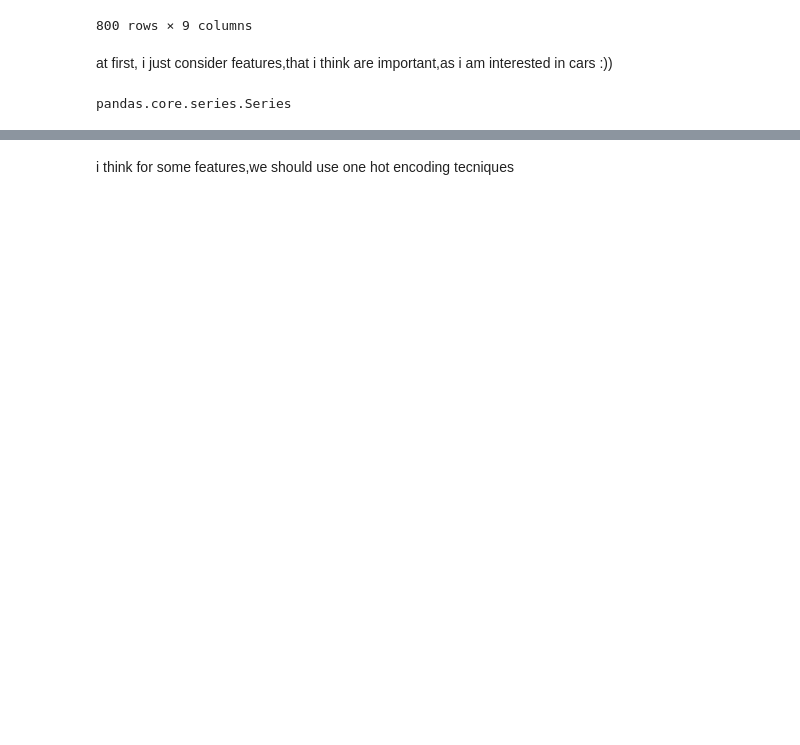
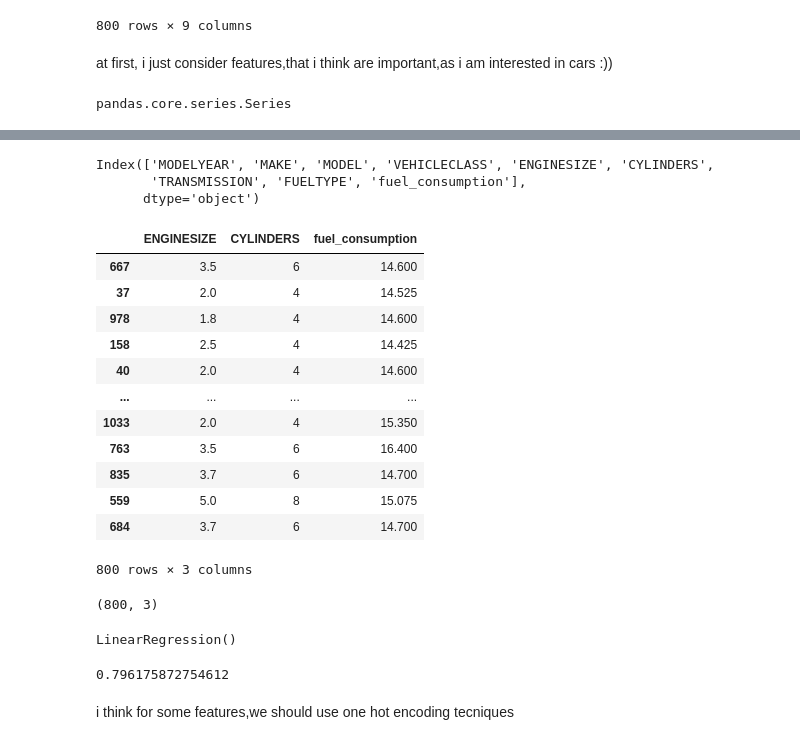
Before and after one commit to Alirs2002/CO2EMISSIONS_estimate, a Jupyter notebook: linear_regression/linear_regression.ipynb, the cells around one changed output, grey strips where cells are left out. Drawn from its saved outputs; the diff is of its cells as text; code cells hidden in the pictures; blank space fills up the shorter version.

```diff
--- a/linear_regression/linear_regression.ipynb
+++ b/linear_regression/linear_regression.ipynb
@@ -157,3 +154,40 @@ pandas.core.series.Series
+# %%
+x_train.columns
+# %% [output]
+Index(['MODELYEAR', 'MAKE', 'MODEL', 'VEHICLECLASS', 'ENGINESIZE', 'CYLINDERS',
+       'TRANSMISSION', 'FUELTYPE', 'fuel_consumption'],
+      dtype='object')
+# %%
+train_x = x_train[["ENGINESIZE","CYLINDERS","fuel_consumption"]]
+# %%
+train_x
+# %% [output]
+|  | ENGINESIZE | CYLINDERS | fuel_consumption |
+| 667 | 3.5 | 6 | 14.600 |
+| 37 | 2.0 | 4 | 14.525 |
+| 978 | 1.8 | 4 | 14.600 |
+| 158 | 2.5 | 4 | 14.425 |
+| 40 | 2.0 | 4 | 14.600 |
+| ... | ... | ... | ... |
+| 1033 | 2.0 | 4 | 15.350 |
+| 763 | 3.5 | 6 | 16.400 |
+| 835 | 3.7 | 6 | 14.700 |
+| 559 | 5.0 | 8 | 15.075 |
+| 684 | 3.7 | 6 | 14.700 |
+800 rows × 3 columns
+# %%
+train_x.shape
+# %% [output]
+(800, 3)
+# %%
+lr = LinearRegression()
+lr.fit(train_x,y_train)
+# %% [output]
+LinearRegression()
+# %%
+lr.score(train_x,y_train)
+# %% [output]
+0.796175872754612
 # %% [markdown]
 i think for some features,we should use one hot encoding tecniques
 # %%
```
Also changed, not shown: parts of 1 cell of this notebook.
